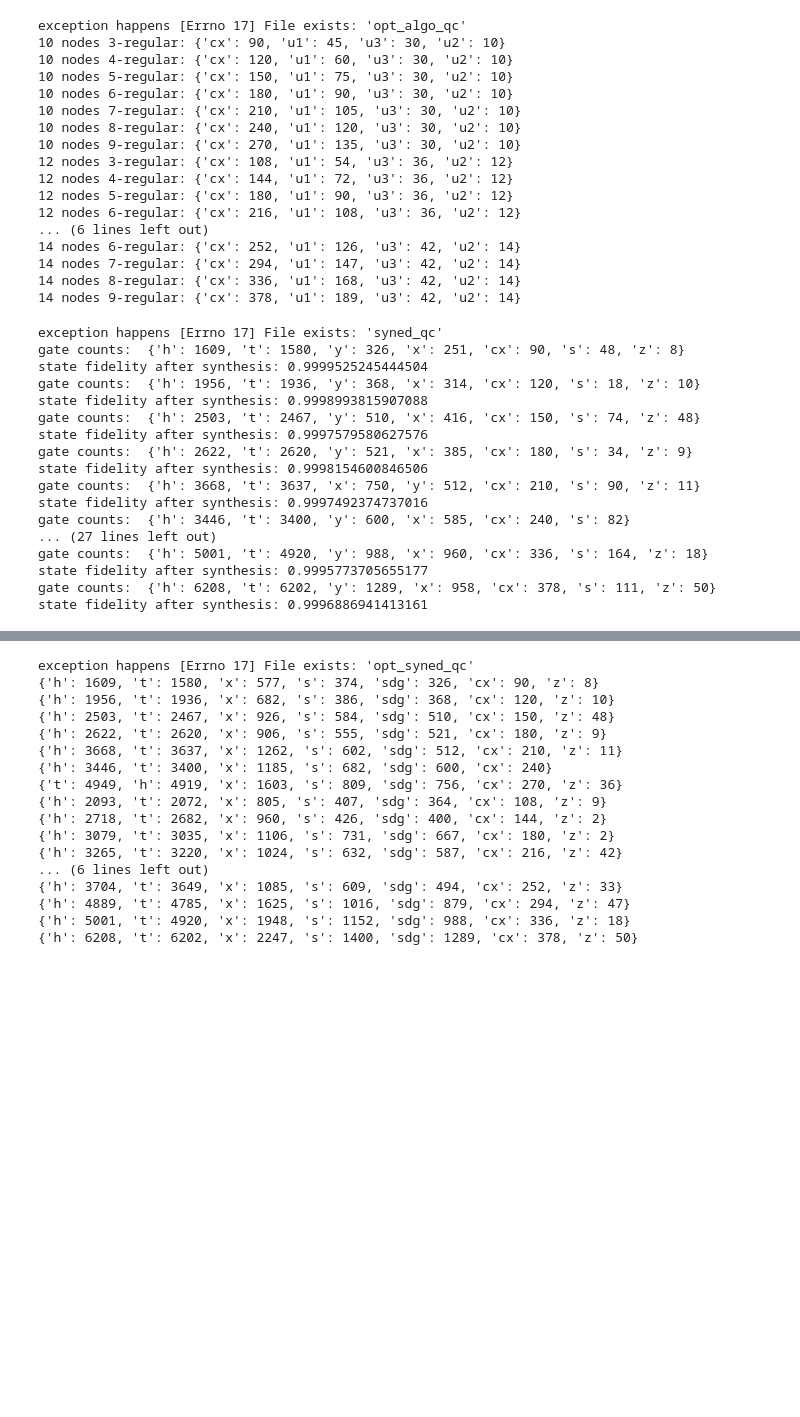
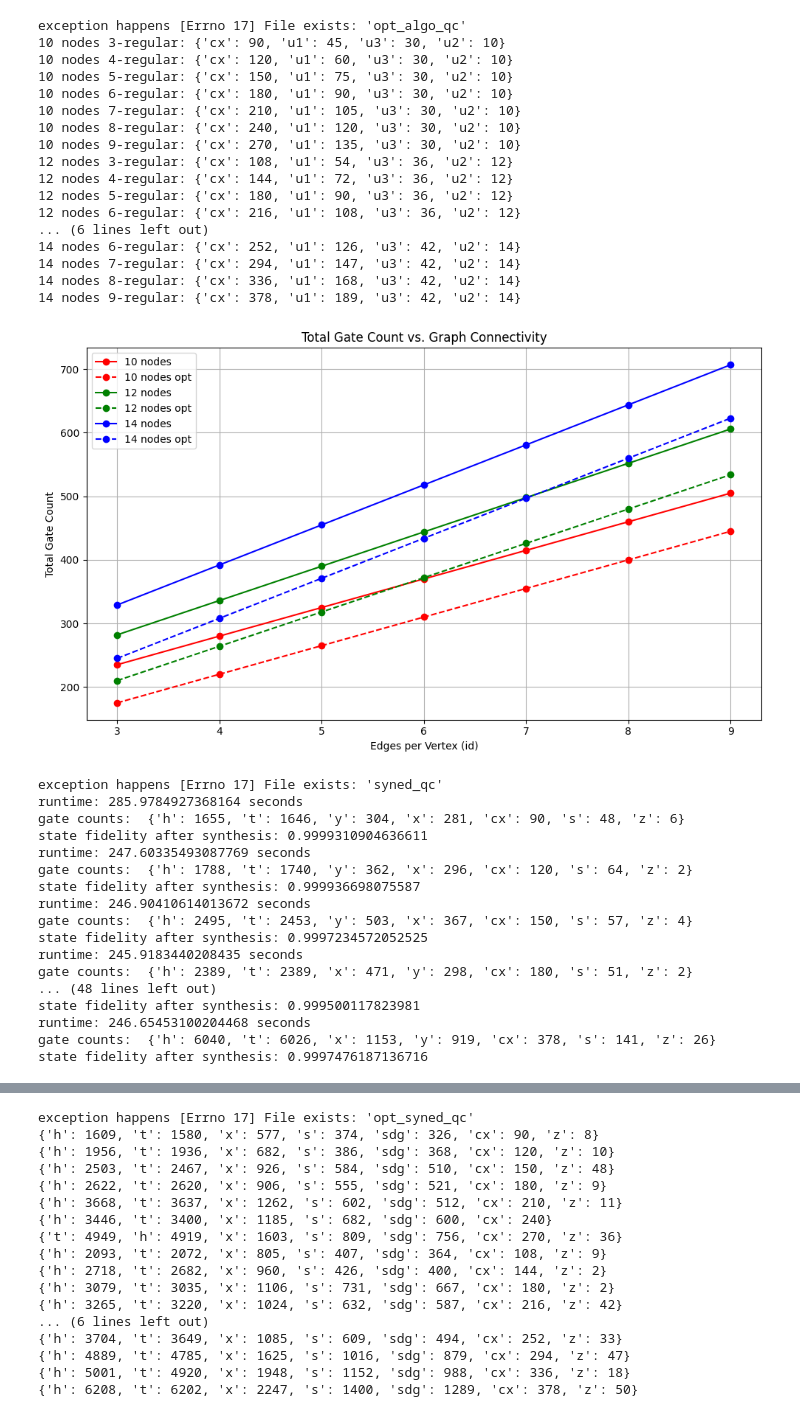
Before and after one commit to melody0123/QAOA4FTQC, a Jupyter notebook: circuit_optimizer.ipynb, the cells around one changed output, grey strips where cells are left out. Saved outputs shown, nothing was run; the diff lists cells and outputs as text; code cells hidden in the pictures; blank space fills up the shorter version.

Commit message:
add logic to measure runtime and plot diagrams

```diff
--- a/circuit_optimizer.ipynb
+++ b/circuit_optimizer.ipynb
@@ -90,8 +90,10 @@ except Exception as e:
     print(f"exception happens {e}")
 
 algo_qcs = {}
+algo_total_gate_counts = {}
 for n in nodes:
     algo_qcs[n] = {}
+    algo_total_gate_counts[n] = {}
     for d in degrees:
         if compute_on_the_fly:
             # build a random 3-regular graph with 10 nodes
@@ -123,6 +125,9 @@ for n in nodes:
 
         # get gate counts
         print(f'{n} nodes {d}-regular: {dict(algo_qcs[n][d].count_ops())}')
+
+        # collect total gate counts
+        algo_total_gate_counts[n][d] = sum(algo_qcs[n][d].count_ops().values())
 # %% [output]
 exception happens [Errno 17] File exists: 'algo_level_qc'
 10 nodes 3-regular: {'cx': 90, 'u1': 75, 'u2': 70}
@@ -151,8 +156,10 @@ except Exception as e:
 
 # optimize circuit with transpilers
 opt_algo_qcs = {}
+opt_algo_total_gate_counts = {}
 for n in nodes:
     opt_algo_qcs[n] = {}
+    opt_algo_total_gate_counts[n] = {}
     for d in degrees:
         if compute_on_the_fly:
             # optimize with qiskit
@@ -168,6 +175,9 @@ for n in nodes:
 
         # get gate counts
         print(f'{n} nodes {d}-regular: {dict(opt_algo_qcs[n][d].count_ops())}')
+
+        # get total gate counts
+        opt_algo_total_gate_counts[n][d] = sum(opt_algo_qcs[n][d].count_ops().values())
 # %% [output]
 exception happens [Errno 17] File exists: 'opt_algo_qc'
 10 nodes 3-regular: {'cx': 90, 'u1': 45, 'u3': 30, 'u2': 10}
@@ -189,4 +258,14 @@ exception happens [Errno 17] File exists: 'opt_algo_qc'
+# %%
+# compare total gate counts
+colors = ['r', 'g', 'b']
+line_labels_before = ['10 nodes', '12 nodes', '14 nodes']
+line_labels_after = ['10 nodes opt', '12 nodes opt', '14 nodes opt']
+draw_comp_diagram(algo_total_gate_counts, opt_algo_total_gate_counts, nodes, degrees, colors, line_labels_before, line_labels_after, 'Total Gate Count')
+# %% [output]
+[figure, added]
 # %%
+import time
+import pickle
 import trasyn
 from qiskit import qpy
 from qiskit.quantum_info import Statevector, state_fidelity
@@ -198,12 +277,22 @@ except Exception as e:
 
 # optimize t-gate count with transyn
 syned_qcs = {}
+runtimes = {}
+syned_total_gate_counts = {}
+compute_on_the_fly = True
 for n in nodes:
     syned_qcs[n] = {}
+    runtimes[n] = {}
+    syned_total_gate_counts[n] = {}
     for d in degrees:
         if compute_on_the_fly:
             # perform gate synthesis
+            start_time = time.time()
             syned_qcs[n][d] = trasyn.synthesize_qiskit_circuit(circuit=opt_algo_qcs[n][d], u3_transpile=True, nonclifford_budget=50)
+            runtimes[n][d] = time.time() - start_time
+
+            # print runtime
+            print(f"runtime: {runtimes[n][d]} seconds")
 
             # dump synthesized circuit to a file
             with open(f'./syned_qc/{n}-{d}.qpy', 'wb') as qc_file:
@@ -214,26 +303,37 @@ for n in nodes:
 
         print("gate counts: ", dict(syned_qcs[n][d].count_ops()))
 
+        # save total gate count
+        syned_total_gate_counts[n][d] = sum(syned_qcs[n][d].count_ops().values())
+
         # compute error after synthesis
         original_state = Statevector(algo_qcs[n][d])
         syned_state = Statevector(syned_qcs[n][d])
         fidelity = state_fidelity(state1=original_state, state2=syned_state)
         print(f"state fidelity after synthesis: {fidelity}")
+
+# dump / read runtime to / from a file
+if compute_on_the_fly:
+    with open('./syned_qc/runtime', 'wb') as time_file:
+        pickle.dump(runtimes, time_file)
+else:
+    with open('./syned_qc/runtime', 'rb') as time_file:
+        runtimes = pickle.load(time_file)
 # %% [output]
 exception happens [Errno 17] File exists: 'syned_qc'
-gate counts:  {'h': 1609, 't': 1580, 'y': 326, 'x': 251, 'cx': 90, 's': 48, 'z': 8}
-state fidelity after synthesis: 0.9999525245444504
-gate counts:  {'h': 1956, 't': 1936, 'y': 368, 'x': 314, 'cx': 120, 's': 18, 'z': 10}
-state fidelity after synthesis: 0.9998993815907088
-gate counts:  {'h': 2503, 't': 2467, 'y': 510, 'x': 416, 'cx': 150, 's': 74, 'z': 48}
-state fidelity after synthesis: 0.9997579580627576
-gate counts:  {'h': 2622, 't': 2620, 'y': 521, 'x': 385, 'cx': 180, 's': 34, 'z': 9}
-state fidelity after synthesis: 0.9998154600846506
-gate counts:  {'h': 3668, 't': 3637, 'x': 750, 'y': 512, 'cx': 210, 's': 90, 'z': 11}
-state fidelity after synthesis: 0.9997492374737016
-gate counts:  {'h': 3446, 't': 3400, 'y': 600, 'x': 585, 'cx': 240, 's': 82}
-... (27 lines left out)
-gate counts:  {'h': 5001, 't': 4920, 'y': 988, 'x': 960, 'cx': 336, 's': 164, 'z': 18}
-state fidelity after synthesis: 0.9995773705655177
-gate counts:  {'h': 6208, 't': 6202, 'y': 1289, 'x': 958, 'cx': 378, 's': 111, 'z': 50}
-state fidelity after synthesis: 0.9996886941413161
+runtime: 285.9784927368164 seconds
+gate counts:  {'h': 1655, 't': 1646, 'y': 304, 'x': 281, 'cx': 90, 's': 48, 'z': 6}
+state fidelity after synthesis: 0.9999310904636611
+runtime: 247.60335493087769 seconds
+gate counts:  {'h': 1788, 't': 1740, 'y': 362, 'x': 296, 'cx': 120, 's': 64, 'z': 2}
+state fidelity after synthesis: 0.999936698075587
+runtime: 246.90410614013672 seconds
+gate counts:  {'h': 2495, 't': 2453, 'y': 503, 'x': 367, 'cx': 150, 's': 57, 'z': 4}
+state fidelity after synthesis: 0.9997234572052525
+runtime: 245.9183440208435 seconds
+gate counts:  {'h': 2389, 't': 2389, 'x': 471, 'y': 298, 'cx': 180, 's': 51, 'z': 2}
+... (48 lines left out)
+state fidelity after synthesis: 0.999500117823981
+runtime: 246.65453100204468 seconds
+gate counts:  {'h': 6040, 't': 6026, 'x': 1153, 'y': 919, 'cx': 378, 's': 141, 'z': 26}
+state fidelity after synthesis: 0.9997476187136716
```
Also changed, not shown: parts of 4 cells of this notebook, 1 other file.
